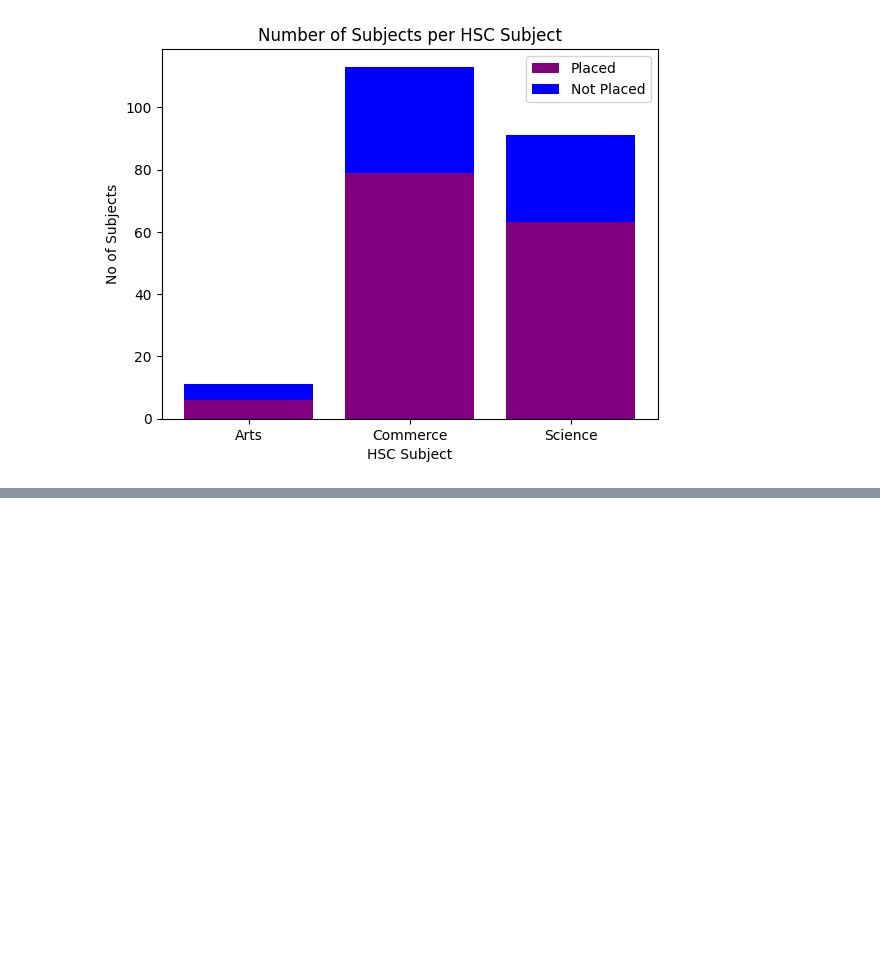
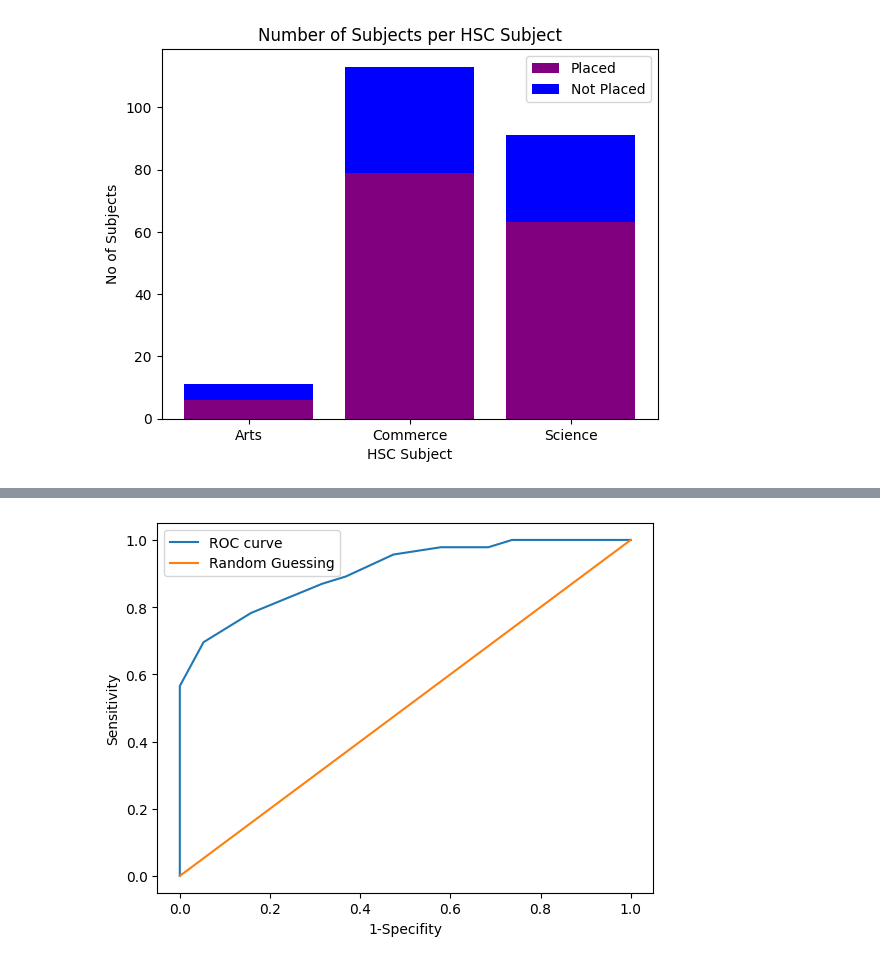
Before and after one commit to Dan23ws12/Kaggle-Job-Placement-Data-Analysis, a Jupyter notebook: Analysis and Predictions.ipynb, the cells around one changed output, grey strips where cells are left out. Drawn from its saved outputs; the diff is of its cells as text; code cells hidden in the pictures; blank space fills up the shorter version.

```diff
--- a/Analysis and Predictions.ipynb
+++ b/Analysis and Predictions.ipynb
@@ -165,0 +240,6 @@ rfc.fit(X=x_train, y=y_train)
+# %%
+pipe_knn.fit(x_train, y_train)
+knn_predict = pipe_log.predict(x_test)
+print(confusion_matrix(y_test, knn_predict))
+#order is tn, fp, fn, tp
+print(classification_report(y_test, knn_predict))
@@ -165,0 +257,4 @@ rfc.fit(X=x_train, y=y_train)
+# %%
+plot_roc_curve(pipe_knn)
+# %% [output]
+[figure, added]
```
Also changed, not shown: parts of 14 cells of this notebook, 1 other file.
